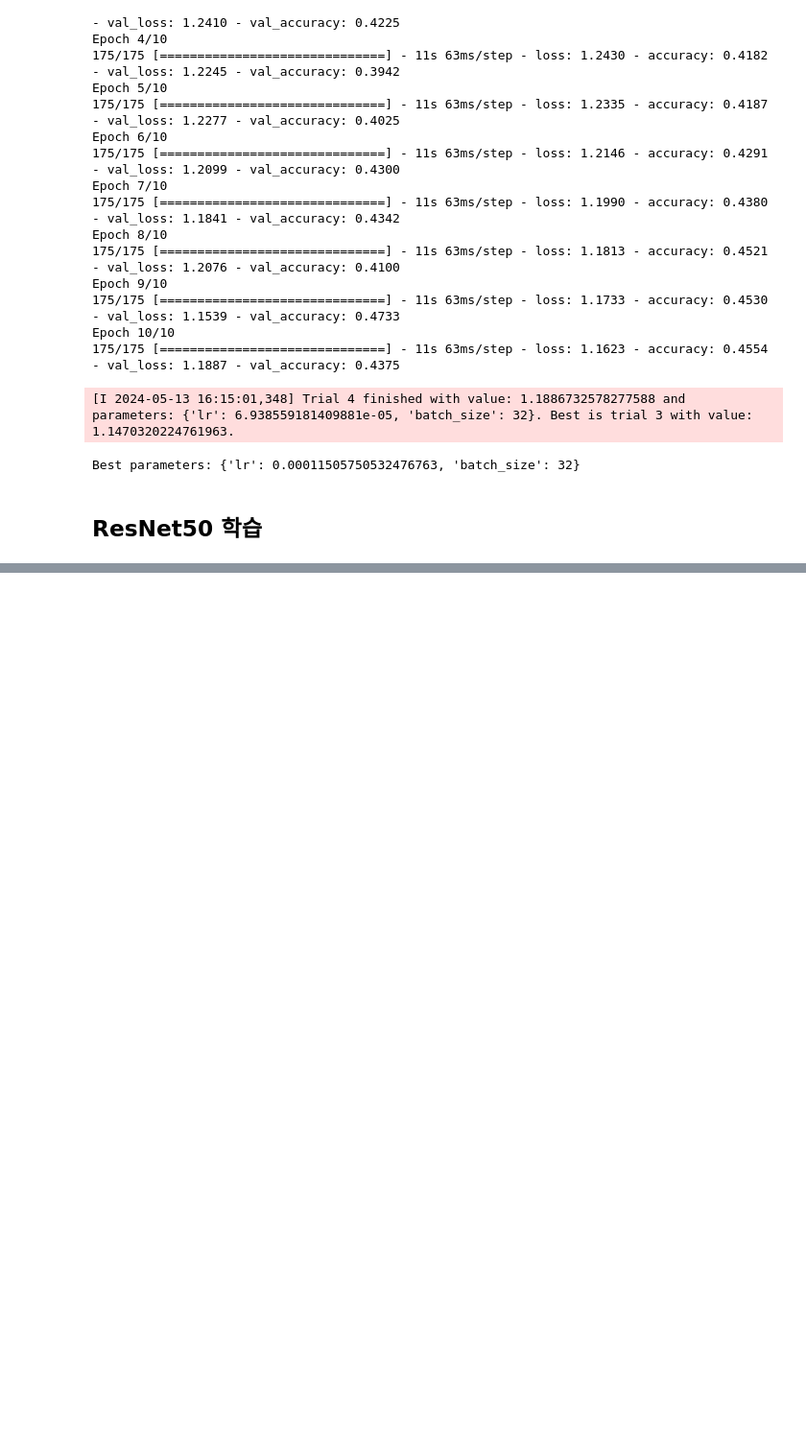
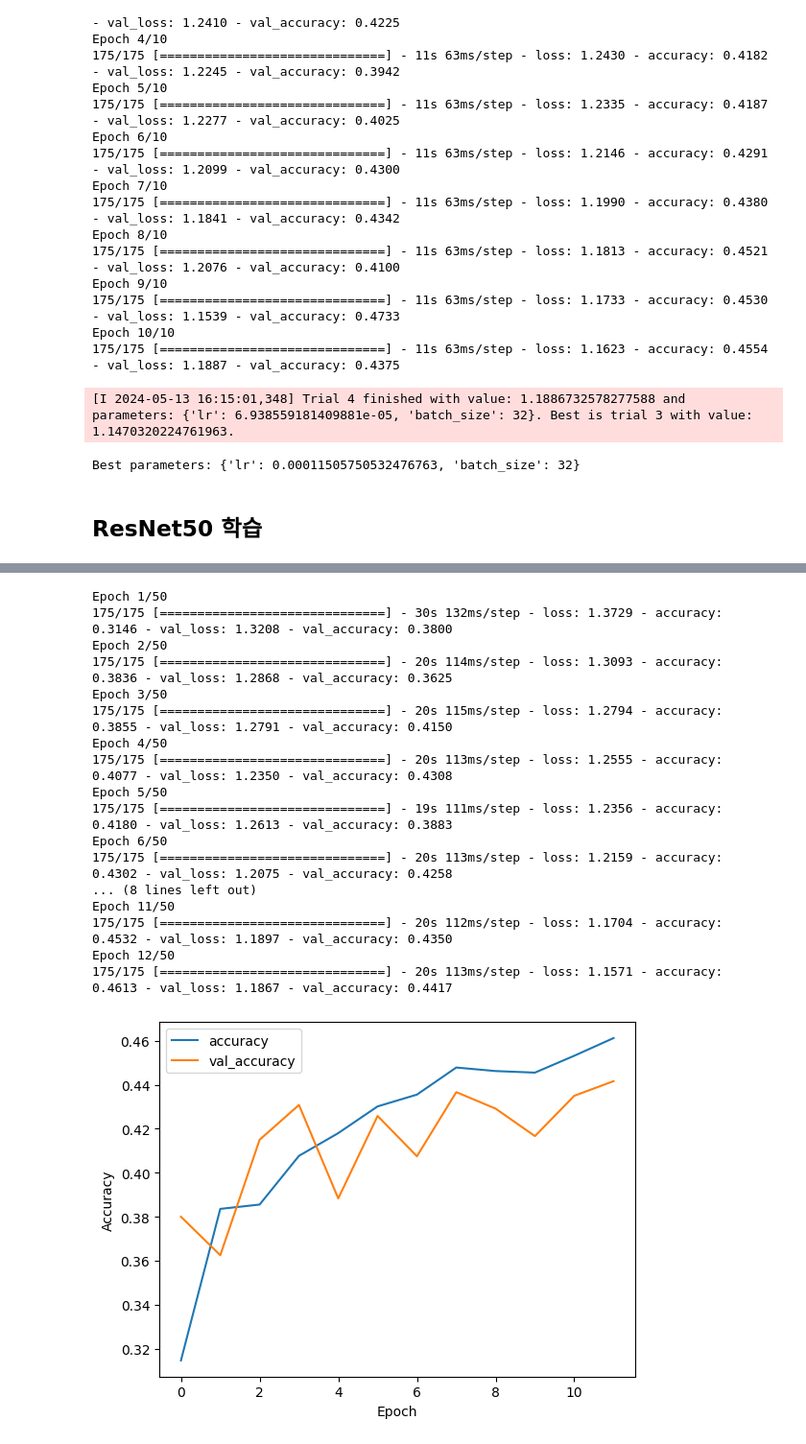
Before and after one commit to hwnam5/Cataract_Classification, a Jupyter notebook: LIME.ipynb, the cells around one changed output, grey strips where cells are left out. Shown at 96% size. Drawn from its saved outputs; the diff is of its cells as text; code cells hidden in the pictures; blank space fills up the shorter version.

```diff
--- a/LIME.ipynb
+++ b/LIME.ipynb
@@ -325,6 +323,8 @@ Epoch 10/10
 Best parameters: {'lr': 0.00011505750532476763, 'batch_size': 32}
 # %% [markdown]
 ## ResNet50 학습
+# %%
+labels = ['overripe', 'no','mature', 'incipient']
 # %%
 import os
 import numpy as np
@@ -350,7 +350,7 @@ model = Model(inputs=base_model.input, outputs=predictions)
 for layer in base_model.layers:
     layer.trainable = False
 
-model.compile(optimizer=Adam(lr=study.best_params['lr']), loss='categorical_crossentropy', metrics=['accuracy'])
+model.compile(optimizer=Adam(lr=0.001), loss='categorical_crossentropy', metrics=['accuracy'])
 
 # early stopping 설정
 early_stopping = EarlyStopping(monitor='val_loss', patience=3, restore_best_weights=True)
@@ -385,3 +385,4 @@ plt.show()
 # 모델 평가
 test_loss, test_acc = model.evaluate(X_test, y_test_one_hot)
 print('Test accuracy:', test_acc)
+# %% [output]
@@ -387,0 +390,18 @@ print('Test accuracy:', test_acc)
+Epoch 1/50
+175/175 [==============================] - 30s 132ms/step - loss: 1.3729 - accuracy: 0.3146 - val_loss: 1.3208 - val_accuracy: 0.3800
+Epoch 2/50
+175/175 [==============================] - 20s 114ms/step - loss: 1.3093 - accuracy: 0.3836 - val_loss: 1.2868 - val_accuracy: 0.3625
+Epoch 3/50
+175/175 [==============================] - 20s 115ms/step - loss: 1.2794 - accuracy: 0.3855 - val_loss: 1.2791 - val_accuracy: 0.4150
+Epoch 4/50
+175/175 [==============================] - 20s 113ms/step - loss: 1.2555 - accuracy: 0.4077 - val_loss: 1.2350 - val_accuracy: 0.4308
+Epoch 5/50
+175/175 [==============================] - 19s 111ms/step - loss: 1.2356 - accuracy: 0.4180 - val_loss: 1.2613 - val_accuracy: 0.3883
+Epoch 6/50
+175/175 [==============================] - 20s 113ms/step - loss: 1.2159 - accuracy: 0.4302 - val_loss: 1.2075 - val_accuracy: 0.4258
+... (8 lines left out)
+Epoch 11/50
+175/175 [==============================] - 20s 112ms/step - loss: 1.1704 - accuracy: 0.4532 - val_loss: 1.1897 - val_accuracy: 0.4350
+Epoch 12/50
+175/175 [==============================] - 20s 113ms/step - loss: 1.1571 - accuracy: 0.4613 - val_loss: 1.1867 - val_accuracy: 0.4417
+[figure, added]
```
Also changed, not shown: parts of 8 cells of this notebook.
